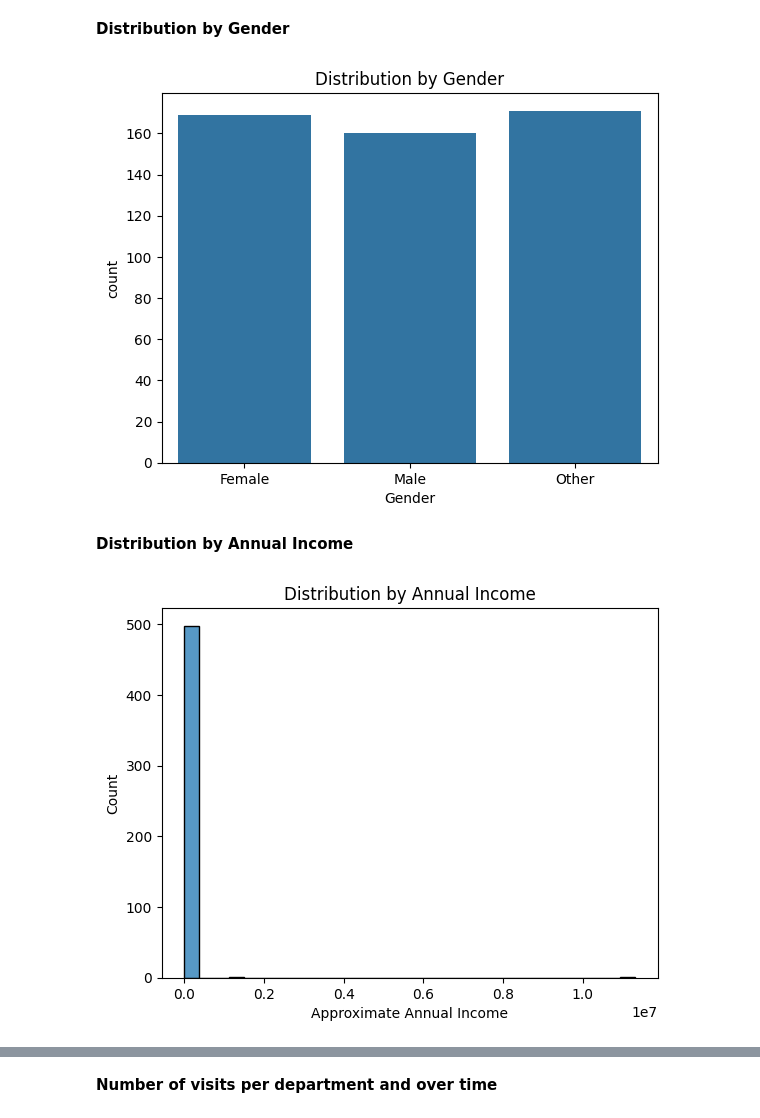
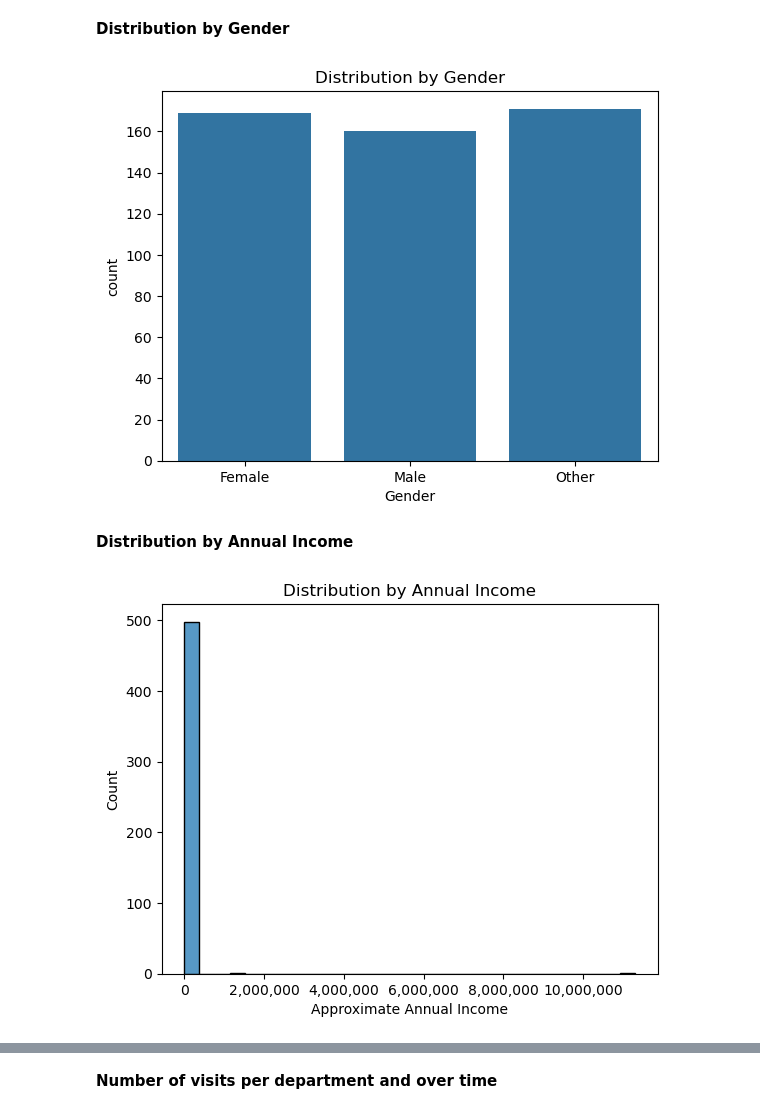
Before and after one commit to amdbsilva/pre-processing, a Jupyter notebook: projeto de datapreprocessing.ipynb, the cells around one changed output, grey strips where cells are left out. Cells and saved outputs as stored; diff of their text form; code cells hidden in the pictures.

```diff
--- a/projeto de datapreprocessing.ipynb
+++ b/projeto de datapreprocessing.ipynb
@@ -898,3 +953,7 @@ data[data.duplicated()]
 | 1330 | 60 | Female | Manchester | Artist | None | Diabetes | ... |
 | 1363 | 18 | Male | Glasgow | Student | Provider A | Unknown | ... |
 | 1443 | 16 | Male | Belfast | Student | Provider D | Unknown | ... |
+# %%
+data['income_log'] = np.log(data['Approximate Annual Income'])
+data['consultation_price_log'] = np.log(data['Consultation Price'])
+data.head()
@@ -910,10 +977,10 @@ data[data.duplicated()]
 # %% [markdown]
 **Static attributes (demographics)**
 # %%
-aggretation = {'Age': 'max', 'Gender': 'first', 'City of Residence': 'last', 'Profession': 'last', 'Insurance Provider': 'last',
+aggregation = {'Age': 'max', 'Gender': 'first', 'City of Residence': 'last', 'Profession': 'last', 'Insurance Provider': 'last',
                'Family History': 'last', 'Education Level': 'last', 'Marital Status': 'last','Visit Date': 'max', 'Approximate Annual Income': 'last',
-               'Department': list, 'Consultation Duration': 'mean', 'Satisfaction Level': 'mean', 'Consultation Price': 'mean', 'Insurance Coverage': 'mean'}
-abt = data.groupby(data.index)[data.columns].agg(aggretation)
+               'Department': list, 'Consultation Duration': 'mean', 'Satisfaction Level': 'mean', 'Consultation Price': 'mean', 'Insurance Coverage': 'mean', 'income_log': 'last', 'consultation_price_log': 'mean'}
+abt = data.groupby(data.index)[data.columns].agg(aggregation)
 abt.head()
 # %% [output]
 |  | Age | Gender | City of Residence | Profession | Insurance Provider | Family History | ... |
@@ -940,13 +1009,14 @@ sns.countplot(data = abt, x='Gender')
 plt.title('Distribution by Gender')
 plt.show()
 # %% [output]
-[figure, old version]
+[figure, new version]
 # %% [markdown]
 **Distribution by Annual Income**
 # %%
 fig, ax = plt.subplots()
 sns.histplot(data = abt, x = 'Approximate Annual Income', bins = 30)
 plt.title('Distribution by Annual Income')
+plt.gca().xaxis.set_major_formatter(mtick.StrMethodFormatter('{x:,.0f}'))
 plt.show()
 # %% [output]
-[figure, old version]
+[figure, new version]
```
Also changed, not shown: parts of 12 cells of this notebook.
